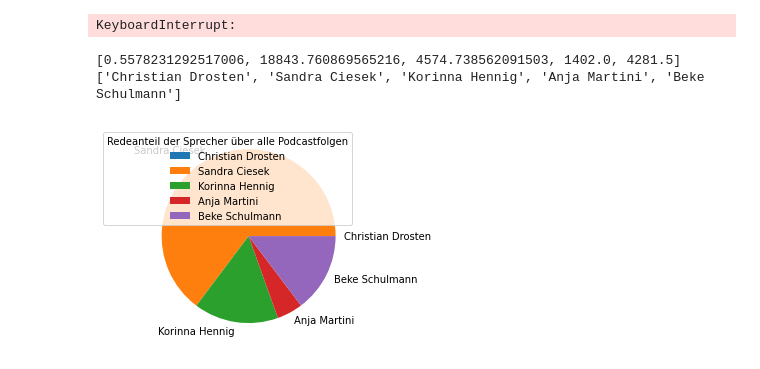
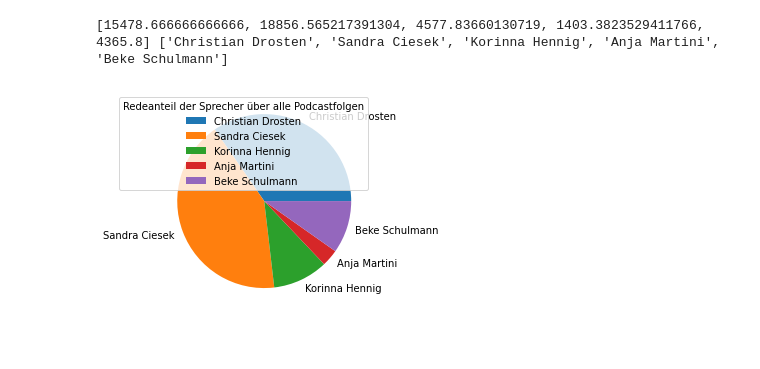
Before and after one commit to Zadest/PodcastNLP, a Jupyter notebook: textstats.ipynb, the cells around one changed output. Drawn from its saved outputs; the diff is of its cells as text; code cells hidden in the pictures.

```diff
--- a/textstats.ipynb
+++ b/textstats.ipynb
@@ -77,37 +77,3 @@ for i in range(0,len(ldndr)):
                     am.append(dict1['content'][key][1])
                 if dict1['content'][key][0]=='Beke Schulmann':
                     bs.append(dict1['content'][key][1])
-
-    l = []
-    if len(cd)>1:
-        for i in range(0,len(cd)):
-            l.append(cd[i].split(' '))
-            l = _flatten_list(l)
-            lencd.append(len(l))
-    l = []
-    if len(sc)>1:
-        for i in range(0,len(sc)):
-            l.append(sc[i].split(' '))
-            l = _flatten_list(l)
-            lensc.append(len(l))
-
-    l = []
-    if len(kh)>1:
-        for i in range(0,len(kh)):
-            l.append(kh[i].split(' '))
-            l = _flatten_list(l)
-            lenkh.append(len(l))
-    l = []
-    if len(am)>1:
-        for i in range(0,len(am)):
-            l.append(am[i].split(' '))
-            l = _flatten_list(l)
-            lenam.append(len(l))
-    l = []
-    if len(bs)>1:
-        for i in range(0,len(bs)):
-            l.append(bs[i].split(' '))
-            l = _flatten_list(l)
-            lenbs.append(len(l))
-# %% [output]
-KeyboardInterrupt:
@@ -115,19 +108,19 @@ KeyboardInterrupt:
 #Durchschnittliche Redelänge
 # Christian Drosten
 if countercd>1:
-    avglencd = lencd[-1]/countercd
+    avglencd = lencd/countercd
 # Sandra Ciesek
 if countersc>1:
-    avglensc = lensc[-1]/countersc
+    avglensc = lensc/countersc
 # Korinna Hennig
 if counterkh>1:
-    avglenkh = lenkh[-1]/counterkh
+    avglenkh = lenkh/counterkh
 # Anja Martini
 if counteram>1:
-    avglenam = lenam[-1]/counteram
+    avglenam = lenam/counteram
 # Beke Schulmann
 if counterbs>1:
-    avglenbs = lenbs[-1]/counterbs
+    avglenbs = lenbs/counterbs
 # %%
 # Gesamten Text für alle Personen zusammenjoinen
 tcd = "\n".join(cd)
@@ -253,37 +246,37 @@ textmartini = 'Martini:\nDurchschnittliche Redelänge: '+str(avglenam)+'\nVerwen
 textschulmann = 'Schulmann:\nDurchschnittliche Redelänge: '+str(avglenbs)+'\nVerwendete Worttypen: '+str(wtbs)+'\nSo häufig verwendet Schulmann...: '+str(wtypebs)+'\nalso anteilig...:'+str(partswbs)
 
 result = textdrosten + '\n' + textciesek + '\n' + texthennig + '\n' + textmartini + '\n' + textschulmann
 uh = re.sub('UH','Interjektion',result)
 nn = re.sub("NN|NNP|NNS","Nomen",uh)
 cdw = re.sub('CD','Kardinalziffer',nn)
 vb = re.sub('VB|VBN','Verb',cdw)
-cc = re.sub('CC','Konjunktion',rb)
+cc = re.sub('CC','Konjunktion',vb)
 inw = re.sub('IN','Präposition',cc)
 jj = re.sub('JJ','Adjektiv',inw)
 prp = re.sub('PRP$','Possesivpronomen',jj)
 prp = re.sub('PRP','Personalpronomen',jj)
 rp = re.sub('RP','Partizip',prp)
 w = re.sub('WP|WDT|WP$|WRB','Wessen/Wer/Was/Wo/Wann',rp)
-rb = re.sub('RB','Adverb',dt)
-dt = re.sub('DT','Bestimmungswort',vb)
-to = re.sub('TO','Zu',w)
+rb = re.sub('RB','Adverb',w)
+dt = re.sub('DT','Bestimmungswort',rb)
+to = re.sub('TO','Zu',dt)
 md = re.sub('MD','Modal',to)
 fw = re.sub('FW','Fremdwort',md)
 ls = re.sub('LS','Listenmarker',fw)
 endresult = ls
 
 pathstats = os.path.join('data','STATS')
 with open(os.path.join(pathstats,"results_textstats_ndr.txt"),"w",encoding="utf-8") as f:
     f.write(endresult)
 
 # Piechart Redeanteil
 avglen = [avglencd,avglensc,avglenkh,avglenam,avglenbs]
 label = ['Christian Drosten','Sandra Ciesek','Korinna Hennig','Anja Martini','Beke Schulmann']
 print(avglen,label)
 
 plt.pie(avglen,labels=label)
 plt.legend(title="Redeanteil der Sprecher über alle Podcastfolgen")
-plt.show()
+plt.savefig("RedeanteilNDR.svg")
 # %% [output]
-[0.5578231292517006, 18843.760869565216, 4574.738562091503, 1402.0, 4281.5] ['Christian Drosten', 'Sandra Ciesek', 'Korinna Hennig', 'Anja Martini', 'Beke Schulmann']
+[15478.666666666666, 18856.565217391304, 4577.83660130719, 1403.3823529411766, 4365.8] ['Christian Drosten', 'Sandra Ciesek', 'Korinna Hennig', 'Anja Martini', 'Beke Schulmann']
-[figure, old version]
+[figure, new version]
```
Also changed, not shown: parts of 1 cell of this notebook, 2 other files.
